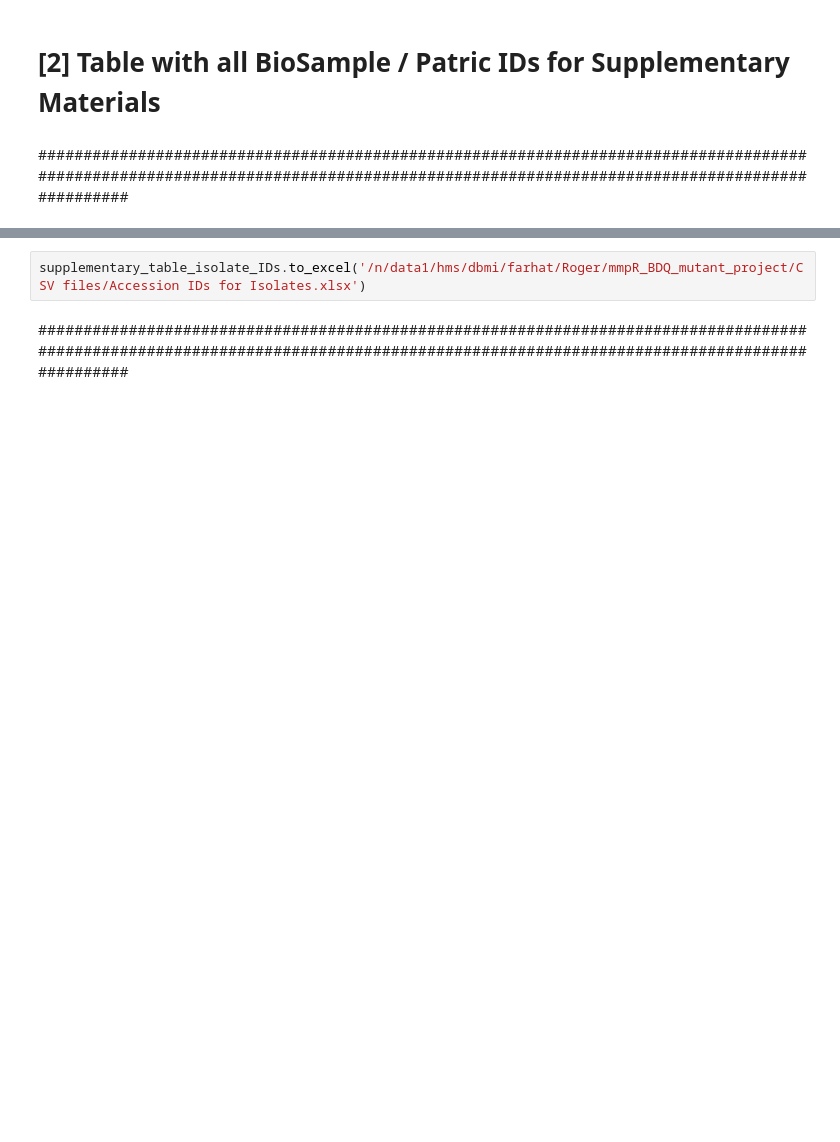
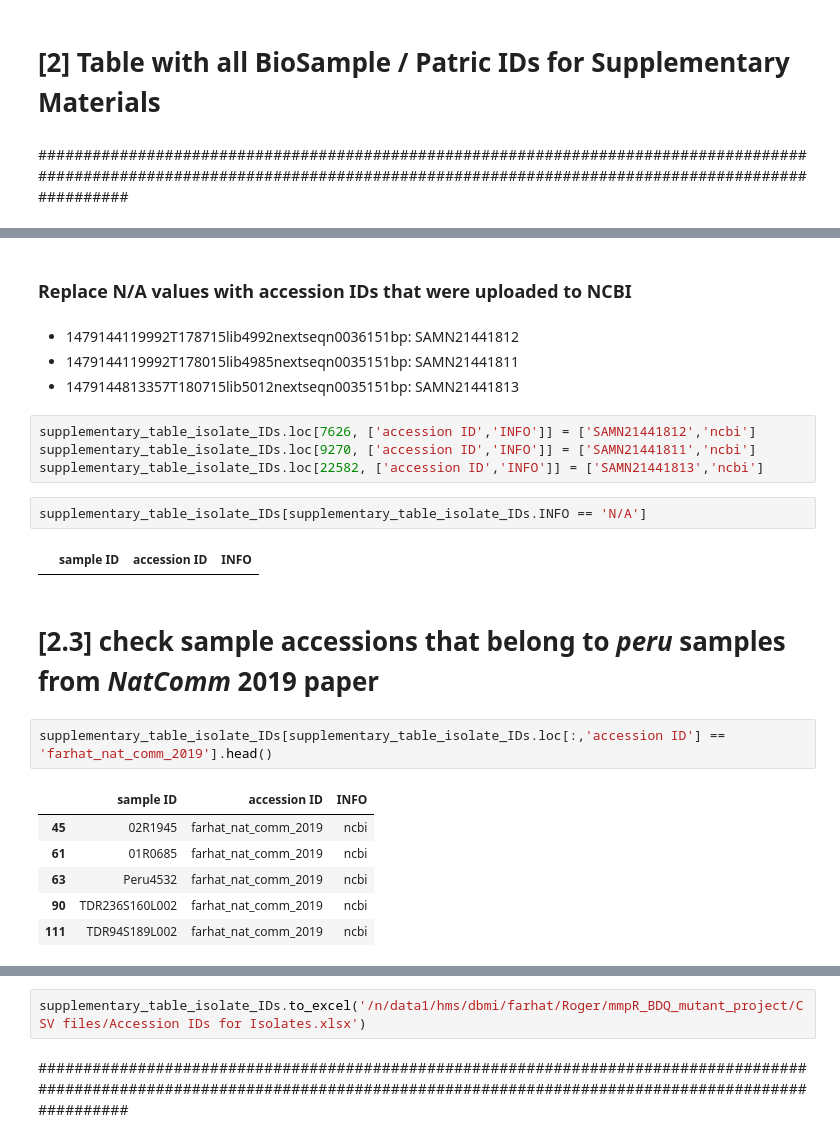
Before and after one commit to farhat-lab/epistasis-KAN-BDQ-Mtbc-resistance, a Jupyter notebook: (L) Geographical & Lineage Distribution and Accession ID wrangle for Samples.ipynb, the cells around one changed output, grey strips where cells are left out. Drawn from its saved outputs; the diff is of its cells as text; blank space fills up the shorter version.

```diff
--- a/(L) Geographical & Lineage Distribution and Accession ID wrangle for Samples.ipynb
+++ b/(L) Geographical & Lineage Distribution and Accession ID wrangle for Samples.ipynb
@@ -244,0 +297,25 @@ np.shape(supplementary_table_isolate_IDs[supplementary_table_isolate_IDs.INFO ==
+# %% [markdown]
+### Replace N/A values with accession IDs that were uploaded to NCBI
+# %% [markdown]
+- 1479144119992T178715lib4992nextseqn0036151bp: SAMN21441812
+- 1479144119992T178015lib4985nextseqn0035151bp: SAMN21441811
+- 1479144813357T180715lib5012nextseqn0035151bp: SAMN21441813
+# %%
+supplementary_table_isolate_IDs.loc[7626, ['accession ID','INFO']] = ['SAMN21441812','ncbi']
+supplementary_table_isolate_IDs.loc[9270, ['accession ID','INFO']] = ['SAMN21441811','ncbi']
+supplementary_table_isolate_IDs.loc[22582, ['accession ID','INFO']] = ['SAMN21441813','ncbi']
+# %%
+supplementary_table_isolate_IDs[supplementary_table_isolate_IDs.INFO == 'N/A']
+# %% [output]
+|  | sample ID | accession ID | INFO |
+# %% [markdown]
+# [2.3] check sample accessions that belong to *peru* samples from *NatComm* 2019 paper
+# %%
+supplementary_table_isolate_IDs[supplementary_table_isolate_IDs.loc[:,'accession ID'] == 'farhat_nat_comm_2019'].head()
+# %% [output]
+|  | sample ID | accession ID | INFO |
+| 45 | 02R1945 | farhat_nat_comm_2019 | ncbi |
+| 61 | 01R0685 | farhat_nat_comm_2019 | ncbi |
+| 63 | Peru4532 | farhat_nat_comm_2019 | ncbi |
+| 90 | TDR236S160L002 | farhat_nat_comm_2019 | ncbi |
+| 111 | TDR94S189L002 | farhat_nat_comm_2019 | ncbi |
```
Also changed, not shown: parts of 28 cells of this notebook.
